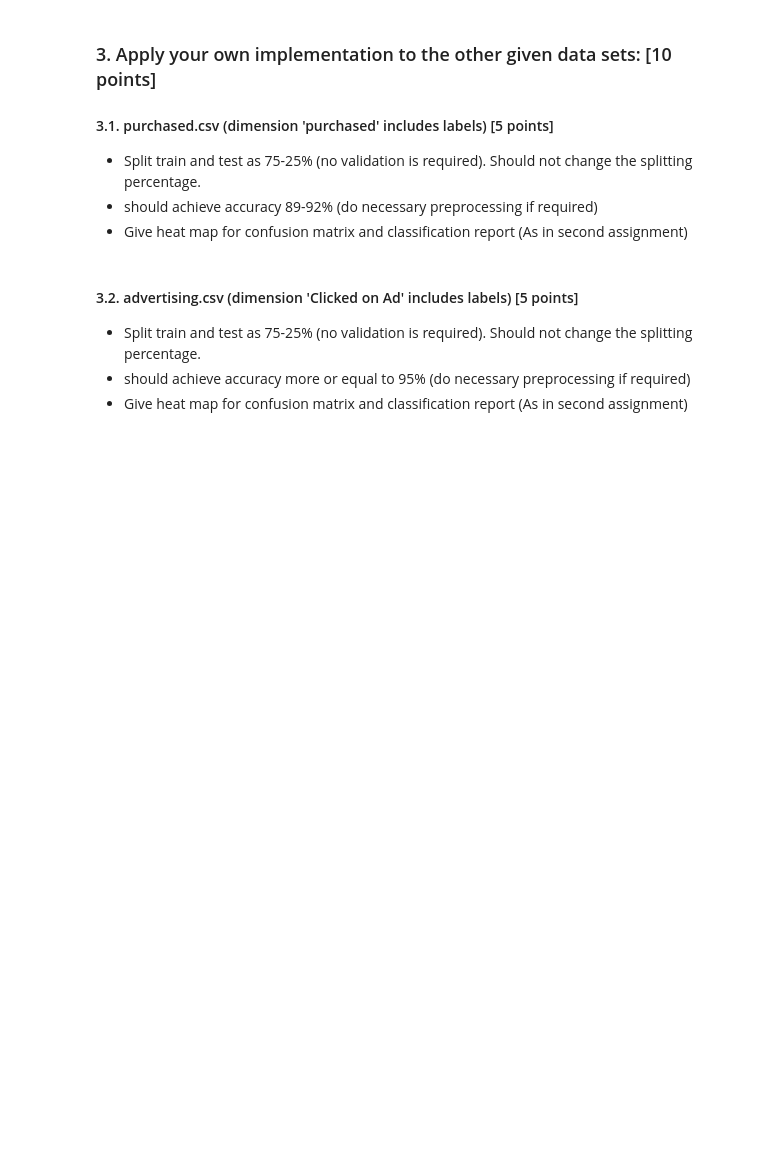
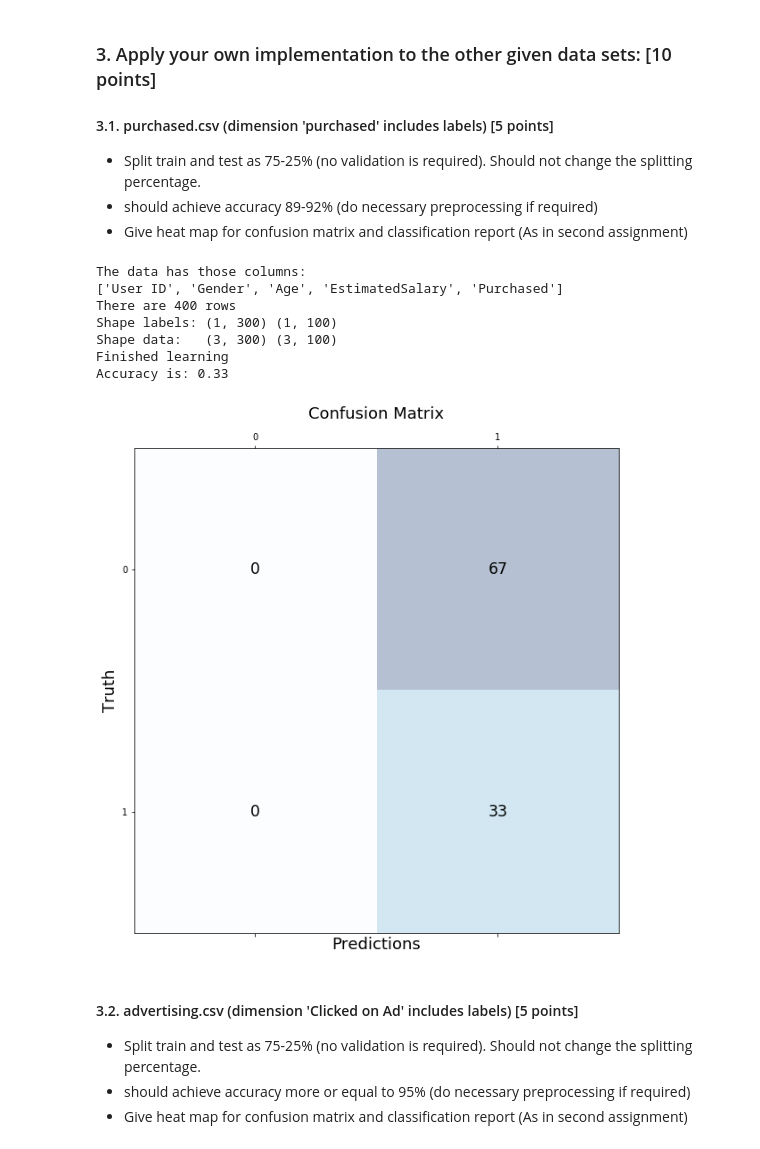
Before and after one commit to malwaru/Awesome-MachineLearning, a Jupyter notebook: ML_Assignment_04/Homework_LinDiscriminant_LogRegression.ipynb, the cells around one changed output. Cells and saved outputs as stored; diff of their text form; code cells hidden in the pictures; blank space fills up the shorter version.

```diff
--- a/ML_Assignment_04/Homework_LinDiscriminant_LogRegression.ipynb
+++ b/ML_Assignment_04/Homework_LinDiscriminant_LogRegression.ipynb
@@ -258,3 +396,81 @@ def logistic_regression():
+# %%
+with open("purchased.csv") as f:
+    reader = csv.reader(f)
+    print("The data has those columns:")
+    print(next(reader))
+
+
+    labels = []
+    data = []
+
+    for line in reader:
+        if line[4] == "0":
+            labels.append(0)
+        elif line[4] == "1":
+            labels.append(1)
+        else:
+            raise Exception("Unknown diagnosis")
+
+        # drops the id and label
+        relevant = line[1:-1]
+
+        relevant[0] = 1 if relevant[0].lower() == 'male' else 0
+        data.append(relevant)
+
+
+    print(f"There are {len(data)} rows")
+
+
+
+
+labels = np.asarray(labels, dtype=int)
+data = np.asarray(data, dtype=float)
+
+
+labels_train, labels_test, data_train, data_test = train_test_split(labels, data, train_size=0.75)
+
+labels_train = labels_train.reshape(1, labels_train.shape[0])
+labels_test = labels_test.reshape(1, labels_test.shape[0])
+
+
+data_train = data_train.T
+data_test = data_test.T
+
+print(f"Shape labels: {labels_train.shape} {labels_test.shape}")
+print(f"Shape data:   {data_train.shape} {data_test.shape}")
+
+
+
+lr = LogisticRegressionModel()
+learning_rate = 0.00015
+iterations = 5000
+lr.fit(data_train, labels_train, learning_rate=learning_rate, iterations=iterations)
+
+predictions = lr.predict(data_test)
+labels_list = list(labels_test[0])
+pred_list = list(predictions[0])
+
+confusion = confusion_matrix(labels_list, pred_list)
+
+correct = 0
+for pred, truth in zip(labels_list, pred_list):
+    if pred == truth:
+        correct += 1
+
+print(f"Accuracy is: {round(correct/len(list(labels_test[0])), 2)}")
+
+
+
+plot_conf_matrix(confusion)
+# %% [output]
+The data has those columns:
+['User ID', 'Gender', 'Age', 'EstimatedSalary', 'Purchased']
+There are 400 rows
+Shape labels: (1, 300) (1, 100)
+Shape data:   (3, 300) (3, 100)
+Finished learning
+Accuracy is: 0.33
+[figure, added]
 # %% [markdown]
 #### 3.2. advertising.csv (dimension 'Clicked on Ad' includes labels) [5 points]
 - Split train and test as 75-25% (no validation is required). Should not change the splitting percentage.
```
Also changed, not shown: parts of 11 cells of this notebook.
